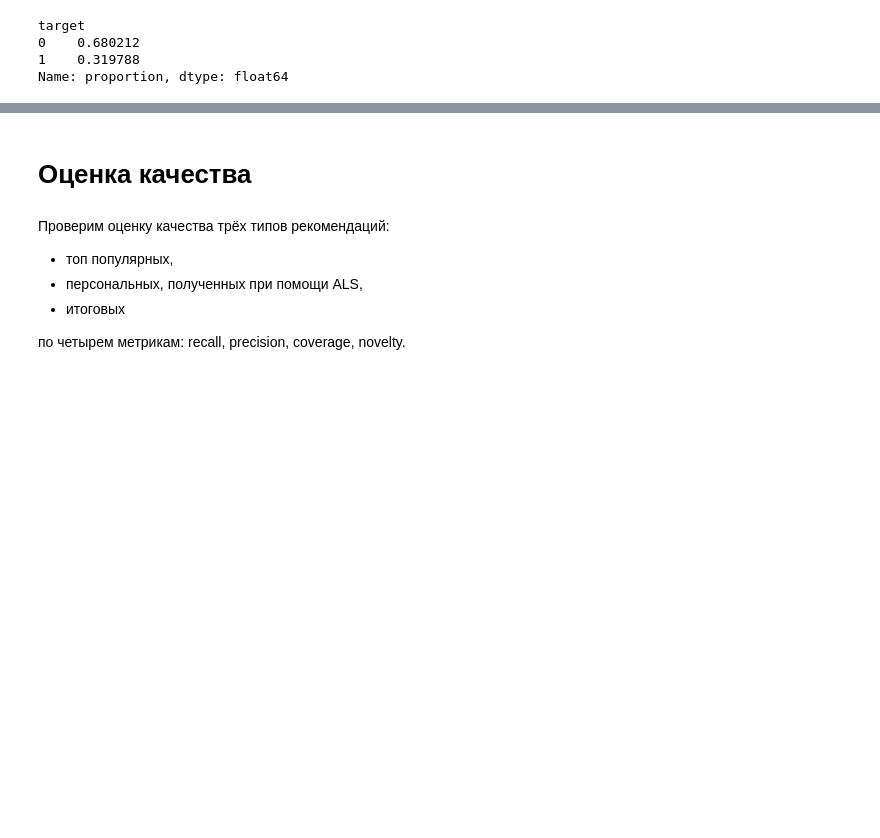
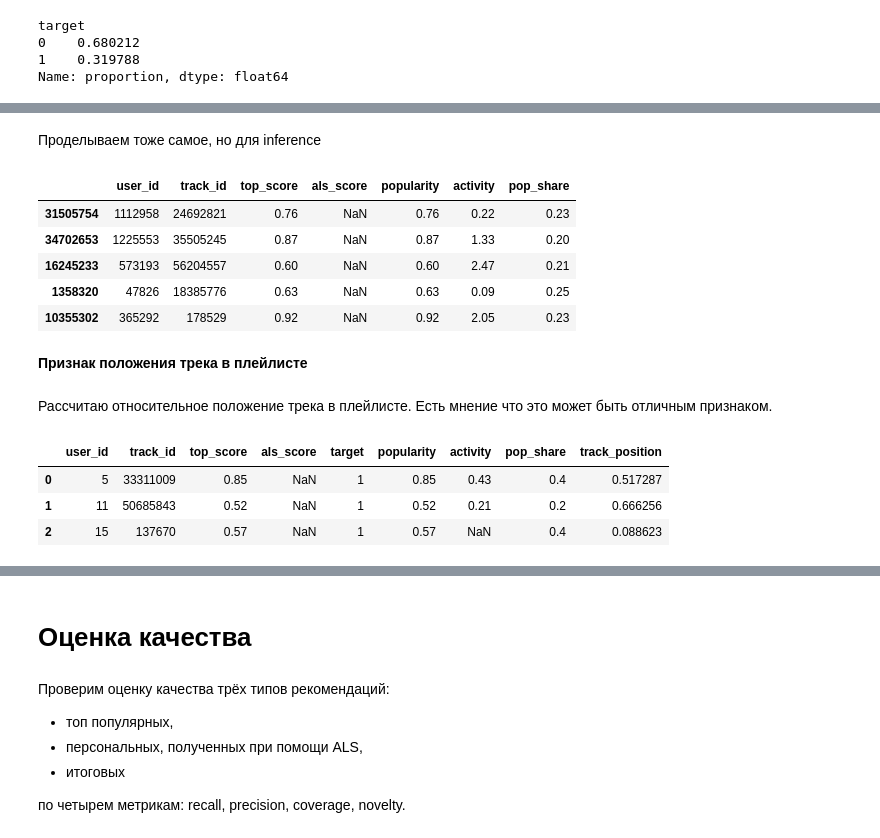
Before and after one commit to NikoMelnikov/mle-recsys-project, a Jupyter notebook: recommendations.ipynb, the cells around one changed output, grey strips where cells are left out. Cells and saved outputs as stored; diff of their text form; code cells hidden in the pictures; blank space fills up the shorter version.

```diff
--- a/recommendations.ipynb
+++ b/recommendations.ipynb
@@ -1835,0 +1945,12 @@ candidates.sample(5)
+# %%
+# добавляем колонку, указывающую, является ли трек жанра 'pop'
+items['is_pop'] = items['names_of_genres'].apply(lambda genres: 'pop' in genres)
+merged = candidates.merge(items[['track_id', 'is_pop']], on='track_id', how='left')
+
+# считаем долю треков жанра 'pop' для каждого пользователя
+pop_share = merged.groupby('user_id')['is_pop'].mean().reset_index()
+pop_share.columns = ['user_id', 'pop_share']
+
+# объединяем рассчитанную долю жанра 'pop' с оригинальным датафреймом candidates
+candidates = candidates.merge(pop_share, on='user_id', how='left')
+candidates['pop_share'] = candidates['pop_share'].round(2)
@@ -1835,0 +1968,19 @@ candidates.sample(5)
+# %% [markdown]
+Проделываем тоже самое, но для inference
+# %%
+merged = inference.merge(items[['track_id', 'is_pop']], on='track_id', how='left')
+
+pop_share = merged.groupby('user_id')['is_pop'].mean().reset_index()
+pop_share.columns = ['user_id', 'pop_share']
+
+inference = inference.merge(pop_share, on='user_id', how='left')
+inference['pop_share'] = inference['pop_share'].round(2)
+# %%
+inference.sample(5)
+# %% [output]
+|  | user_id | track_id | top_score | als_score | popularity | activity | pop_share |
+| 31505754 | 1112958 | 24692821 | 0.76 | NaN | 0.76 | 0.22 | 0.23 |
+| 34702653 | 1225553 | 35505245 | 0.87 | NaN | 0.87 | 1.33 | 0.20 |
+| 16245233 | 573193 | 56204557 | 0.60 | NaN | 0.60 | 2.47 | 0.21 |
+| 1358320 | 47826 | 18385776 | 0.63 | NaN | 0.63 | 0.09 | 0.25 |
+| 10355302 | 365292 | 178529 | 0.92 | NaN | 0.92 | 2.05 | 0.23 |
@@ -1835,0 +1989,4 @@ candidates.sample(5)
+# %% [markdown]
+**Признак положения трека в плейлисте**
+# %% [markdown]
+Рассчитаю относительное положение трека в плейлисте. Есть мнение что это может быть отличным признаком.
@@ -1835,0 +2007,32 @@ candidates.sample(5)
+# %%
+# Расчитываем и добавляем в events_to_cand относительныое положение
+# трека в плейлисте
+events_to_cand['track_position']= (
+    get_relative_track_position(events_to_cand)
+    .astype('float32')
+)
+
+# Расчитываем среднее положение трека по всем пользователям
+avg_track_position_for_train = (
+    events_to_cand
+    .groupby('track_id')
+    ['track_position']
+    .mean()
+    .reset_index()
+)
+
+# Добавляем признак `track_position` в таблицу candidates
+candidates = candidates.merge(
+    avg_track_position_for_train,
+    on=['track_id'],
+    how='left'
+)
+
+del avg_track_position_for_train
+
+candidates.head(3)
+# %% [output]
+|  | user_id | track_id | top_score | als_score | target | popularity | activity | pop_share | track_position |
+| 0 | 5 | 33311009 | 0.85 | NaN | 1 | 0.85 | 0.43 | 0.4 | 0.517287 |
+| 1 | 11 | 50685843 | 0.52 | NaN | 1 | 0.52 | 0.21 | 0.2 | 0.666256 |
+| 2 | 15 | 137670 | 0.57 | NaN | 1 | 0.57 | NaN | 0.4 | 0.088623 |
```
Also changed, not shown: parts of 72 cells of this notebook.
